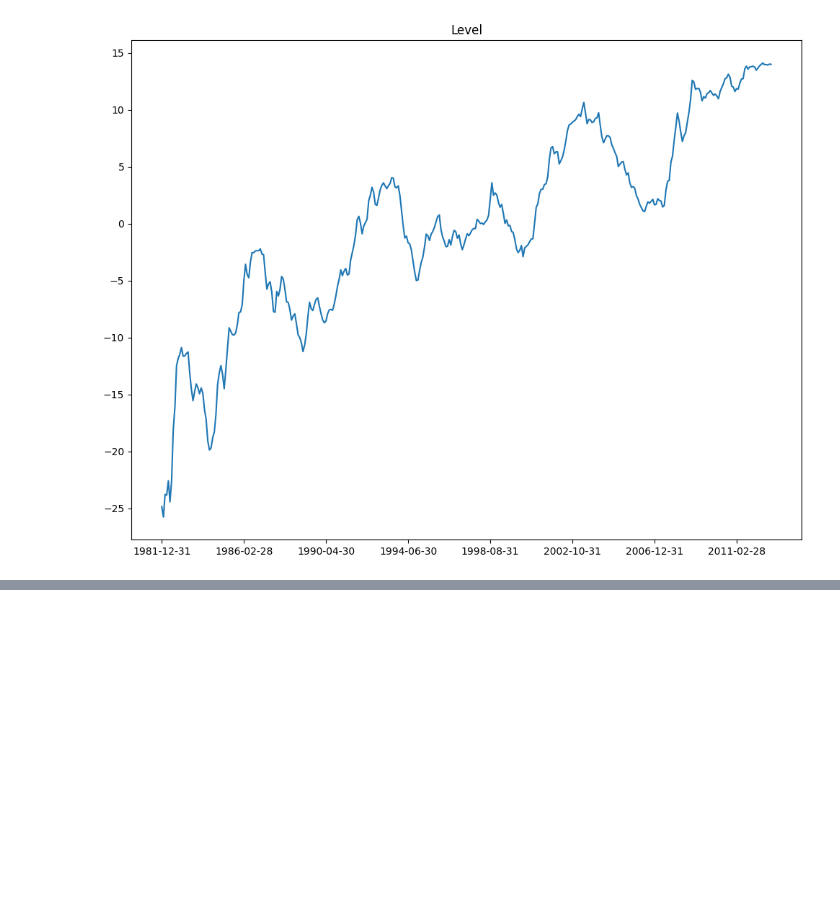
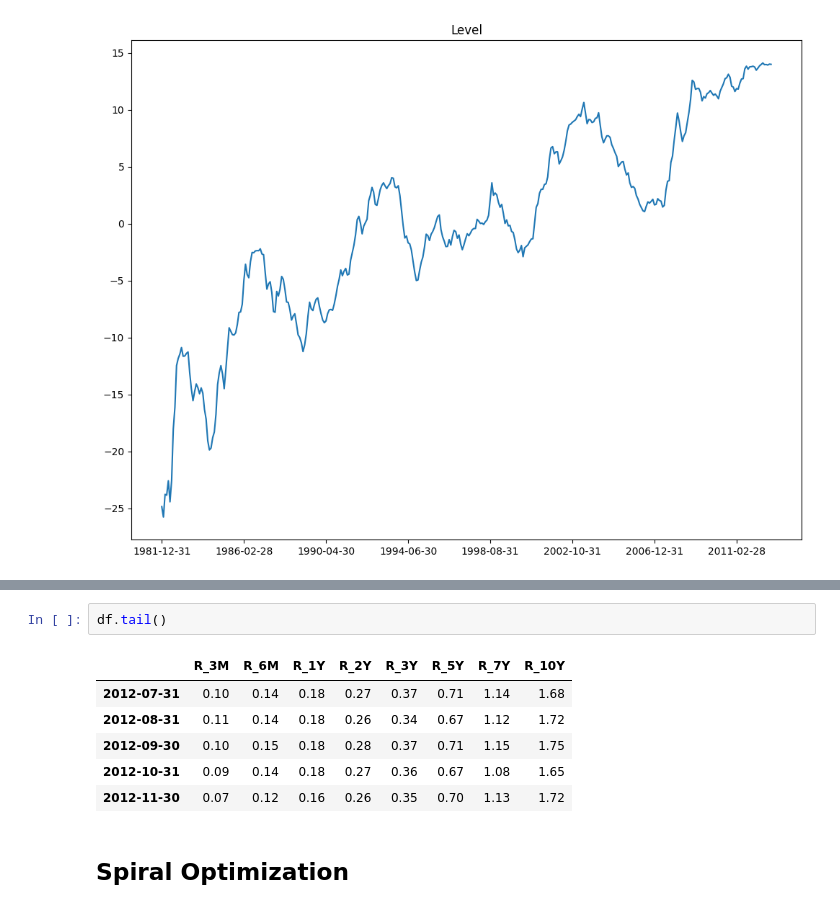
Before and after one commit to leonv1602/post-employment-benefit, a Jupyter notebook: yield-curve.ipynb, the cells around one changed output, grey strips where cells are left out. Cells and saved outputs as stored; diff of their text form; blank space fills up the shorter version.

```diff
--- a/yield-curve.ipynb
+++ b/yield-curve.ipynb
@@ -59,0 +71,11 @@ yield_curve.level.plot()
+# %%
+df.tail()
+# %% [output]
+|  | R_3M | R_6M | R_1Y | R_2Y | R_3Y | R_5Y | R_7Y | R_10Y |
+| 2012-07-31 | 0.10 | 0.14 | 0.18 | 0.27 | 0.37 | 0.71 | 1.14 | 1.68 |
+| 2012-08-31 | 0.11 | 0.14 | 0.18 | 0.26 | 0.34 | 0.67 | 1.12 | 1.72 |
+| 2012-09-30 | 0.10 | 0.15 | 0.18 | 0.28 | 0.37 | 0.71 | 1.15 | 1.75 |
+| 2012-10-31 | 0.09 | 0.14 | 0.18 | 0.27 | 0.36 | 0.67 | 1.08 | 1.65 |
+| 2012-11-30 | 0.07 | 0.12 | 0.16 | 0.26 | 0.35 | 0.70 | 1.13 | 1.72 |
+# %% [markdown]
+## Spiral Optimization
```
Also changed, not shown: parts of 8 cells of this notebook.
